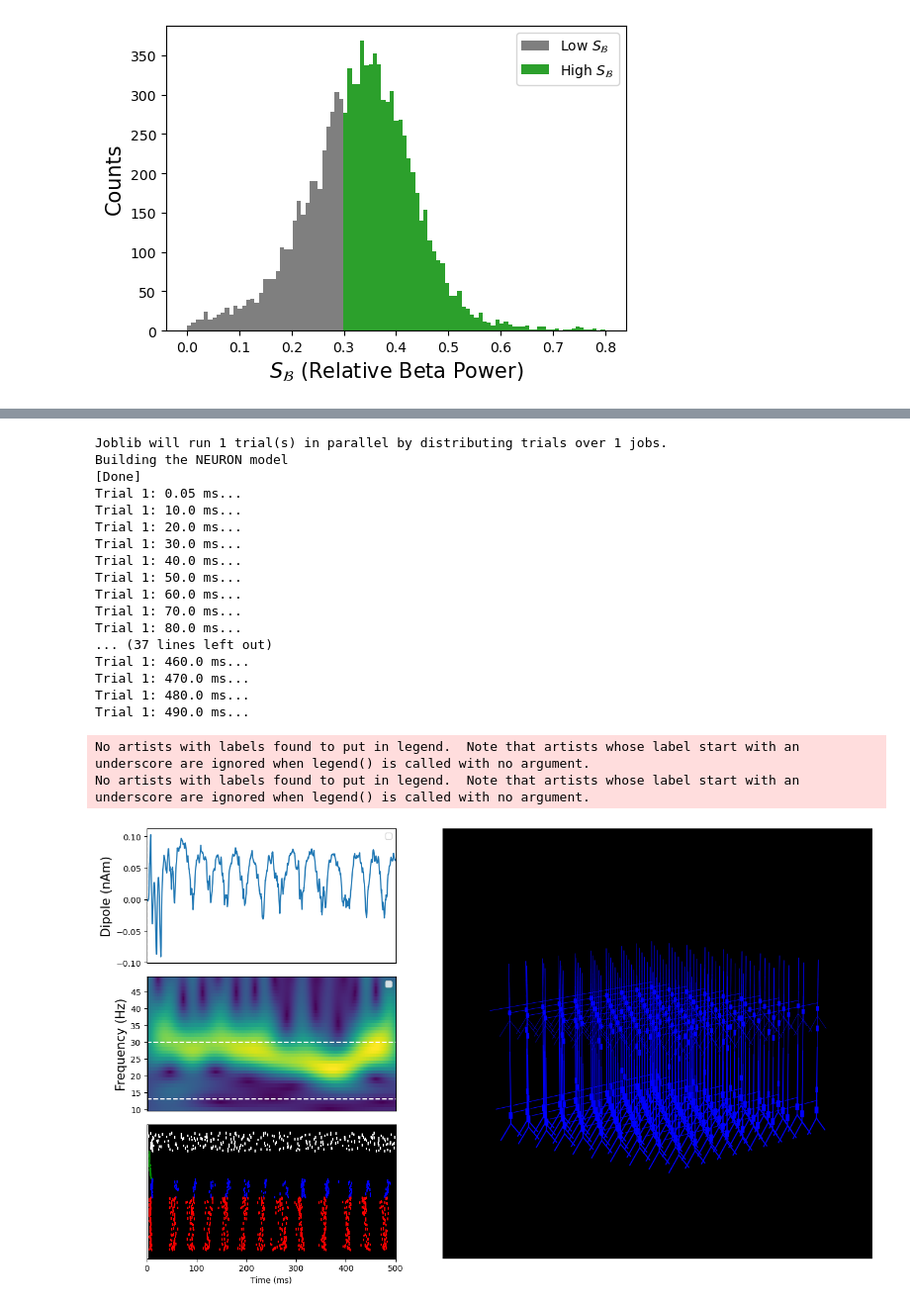
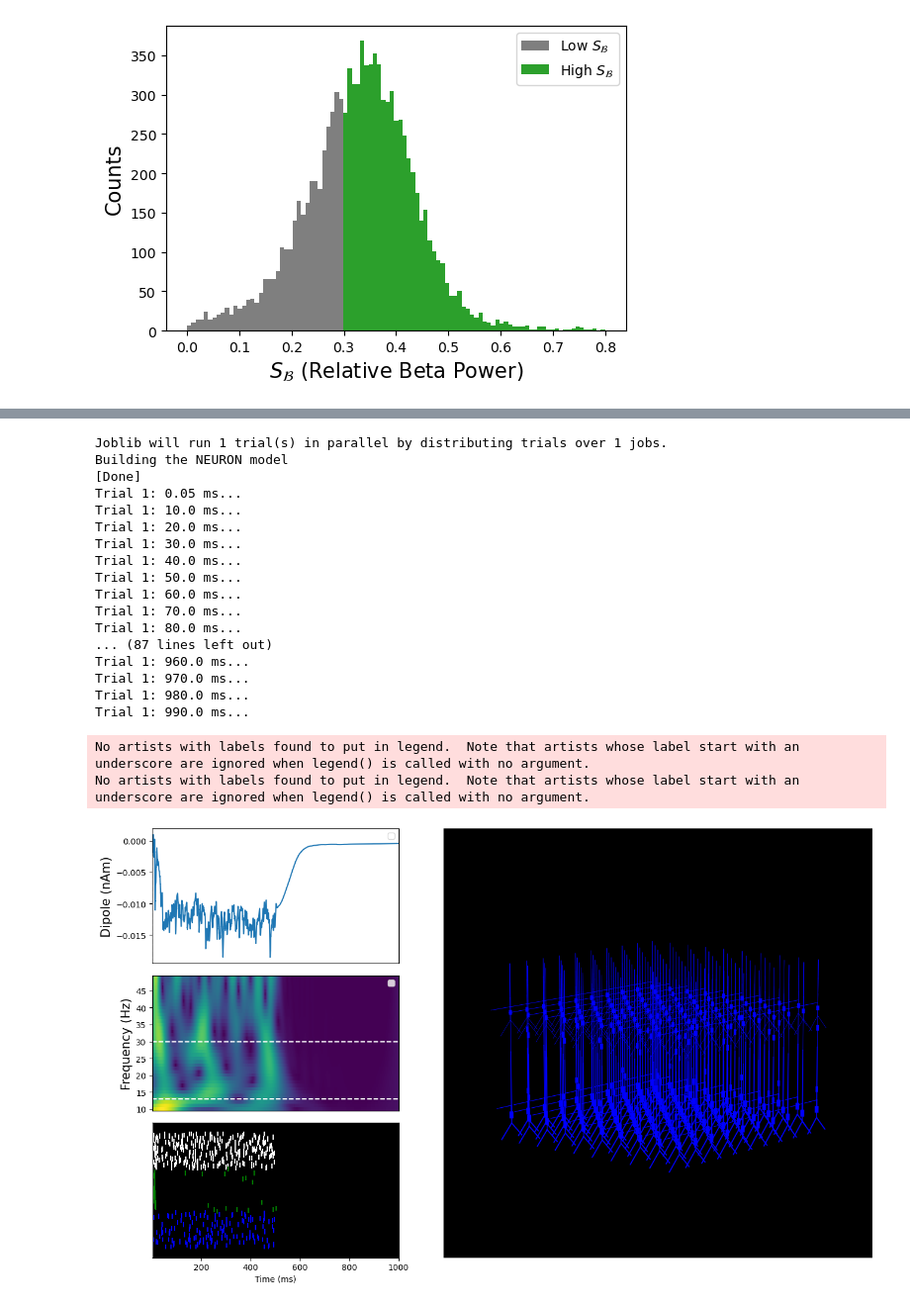
Before and after one commit to ntolley/hnn_latent, a Jupyter notebook: notebooks/animate_beta.ipynb, the cells around one changed output, grey strips where cells are left out. Shown at 99% size. Drawn from its saved outputs; the diff is of its cells as text; code cells hidden in the pictures.

```diff
--- a/notebooks/animate_beta.ipynb
+++ b/notebooks/animate_beta.ipynb
@@ -143,7 +144,7 @@ high_beta_dict['theta_extra'] = theta_extra
 high_beta_dict['theta_extra']['sample_idx'] = 0
 beta_tuning_param_function(net, high_beta_dict)
 # %%
-dpl = simulate_dipole(net, tstop=500, dt=dt, record_vsec='all')
+dpl = simulate_dipole(net, tstop=1000, dt=dt, record_vsec='all')
 # %% [output]
 Joblib will run 1 trial(s) in parallel by distributing trials over 1 jobs.
 Building the NEURON model
@@ -157,16 +158,19 @@ Trial 1: 50.0 ms...
 Trial 1: 60.0 ms...
 Trial 1: 70.0 ms...
 Trial 1: 80.0 ms...
-... (37 lines left out)
-Trial 1: 460.0 ms...
-Trial 1: 470.0 ms...
-Trial 1: 480.0 ms...
-Trial 1: 490.0 ms...
+... (87 lines left out)
+Trial 1: 960.0 ms...
+Trial 1: 970.0 ms...
+Trial 1: 980.0 ms...
+Trial 1: 990.0 ms...
 # %%
 # Make plotting frame
 times = net.cell_response.times
+plot_mask = times > 0.2
+times = times[plot_mask]
+
 n_times = times.shape[0]
-sig = dpl[0].data['agg']
+sig = dpl[0].data['agg'][plot_mask]
 
 fig = plt.figure(figsize=(14,8))
 ax1 = plt.subplot2grid((3, 3), (0, 0), rowspan=1, colspan=1)
@@ -179,37 +183,37 @@ ax4.set_facecolor('k')
 ax1.plot(times, sig)
 ax1.set_ylabel('Dipole (nAm)', fontsize=15)
 line1 = ax1.axvline(0.2, color='k', linestyle='--')
-ax1.set_xlim(0, times[-1])
+ax1.set_xlim(times[0], times[-1])
 ax1.legend(loc='upper right')
 ax1.set_xticks([])
 
 # Plot spectrogram
 plot_freqs = np.arange(10,50,1)
 mwt = compute_wavelet_transform(sig, fs, plot_freqs, n_cycles=5)
 plot_power = np.abs(mwt)
 ax2.pcolormesh(times, plot_freqs, plot_power)
 ax2.axhline(13, color='w', linestyle='--')
 ax2.axhline(30, color='w', linestyle='--')
 ax2.set_ylabel('Frequency (Hz)', fontsize=15)
 
 line2 = ax2.axvline(0, linewidth=2, color='k')
-ax2.set_xlim(0, times[-1])
+ax2.set_xlim(times[0], times[-1])
 ax2.legend(loc='upper right')
 ax2.set_xticks([])
 
 # Plot spikes
 net.cell_response.plot_spikes_raster(ax=ax3, show=False)
 line3 = ax3.axvline(0, linewidth=2, color='w')
 ax3.get_legend().remove()
-ax3.set_xlim(0, times[-1])
+ax3.set_xlim(times[0], times[-1])
 
 # Add network
 net.set_cell_positions(inplane_distance=300.)
 net_plot = NetworkPlotter(net, ax=ax4)
 # %% [output]
 No artists with labels found to put in legend.  Note that artists whose label start with an underscore are ignored when legend() is called with no argument.
 No artists with labels found to put in legend.  Note that artists whose label start with an underscore are ignored when legend() is called with no argument.
-[figure, old version]
+[figure, new version]
 # %%
 def update_frame(time_idx):
     line1.set_xdata([times[time_idx]])
```
Also changed, not shown: parts of 6 cells of this notebook, 1 other file.
